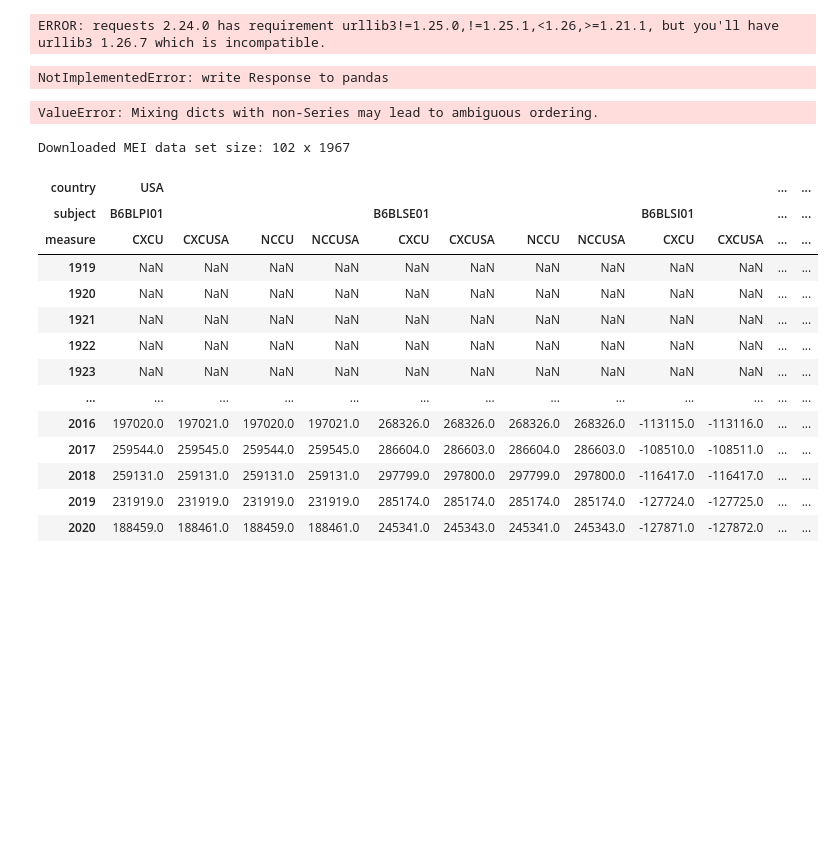
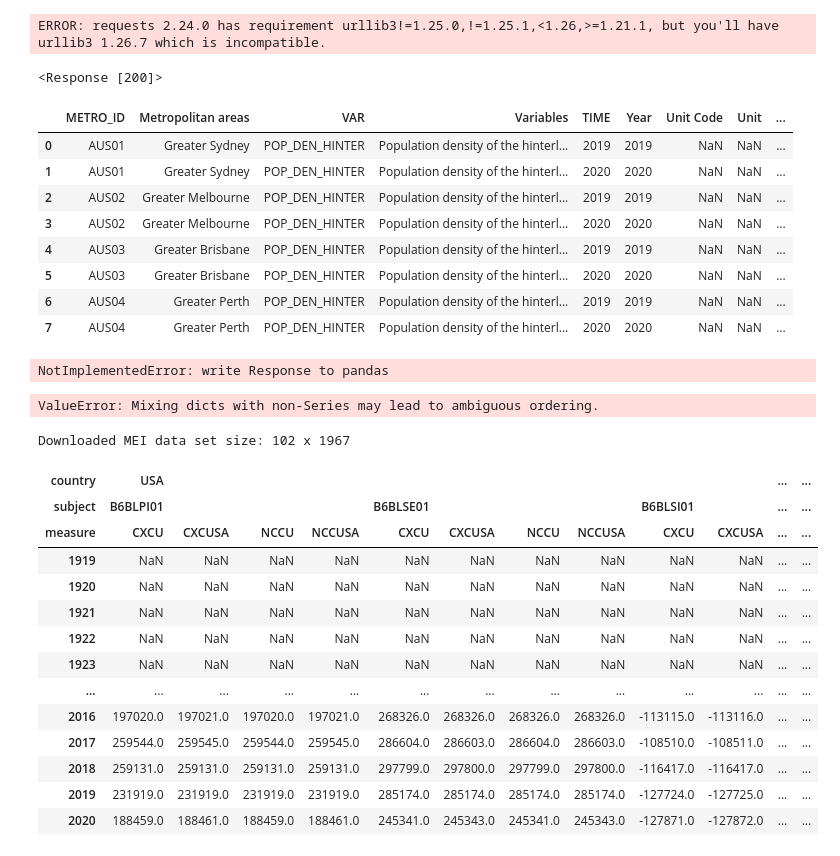
Before and after one commit to 107SBakst/107SBakst.github.io, a Jupyter notebook: Python/project_chart3_oecd.ipynb, the cells around one changed output. Saved outputs shown, nothing was run; the diff lists cells and outputs as text; code cells hidden in the pictures; blank space fills up the shorter version.

Commit message:
got the oecd api to turn the csv into a df

```diff
--- a/Python/project_chart3_oecd.ipynb
+++ b/Python/project_chart3_oecd.ipynb
@@ -43,5 +43,22 @@ import xml.etree.ElementTree as ET
 import pandas_read_xml as pdx
 import pandasdmx as sdmx
 import re
+# %%
+#https://stats.oecd.org/SDMX-JSON/data/CITIES/AUS+AUS01+AUS02+AUS03+AUS04.POP_DEN_HINTER/all?startTime=2019&endTime=2021&contentType=csv&csv This url works
+url = 'https://stats.oecd.org/SDMX-JSON/data/CITIES/AUS+AUS01+AUS02+AUS03+AUS04.POP_DEN_HINTER/all?startTime=2019&endTime=2021&contentType=csv&csv'
+
+df = pd.read_csv(url)
+df
+# %% [output]
+<Response [200]>
+|  | METRO_ID | Metropolitan areas | VAR | Variables | TIME | Year | Unit Code | Unit | ... |
+| 0 | AUS01 | Greater Sydney | POP_DEN_HINTER | Population density of the hinterl... | 2019 | 2019 | NaN | NaN | ... |
+| 1 | AUS01 | Greater Sydney | POP_DEN_HINTER | Population density of the hinterl... | 2020 | 2020 | NaN | NaN | ... |
+| 2 | AUS02 | Greater Melbourne | POP_DEN_HINTER | Population density of the hinterl... | 2019 | 2019 | NaN | NaN | ... |
+| 3 | AUS02 | Greater Melbourne | POP_DEN_HINTER | Population density of the hinterl... | 2020 | 2020 | NaN | NaN | ... |
+| 4 | AUS03 | Greater Brisbane | POP_DEN_HINTER | Population density of the hinterl... | 2019 | 2019 | NaN | NaN | ... |
+| 5 | AUS03 | Greater Brisbane | POP_DEN_HINTER | Population density of the hinterl... | 2020 | 2020 | NaN | NaN | ... |
+| 6 | AUS04 | Greater Perth | POP_DEN_HINTER | Population density of the hinterl... | 2019 | 2019 | NaN | NaN | ... |
+| 7 | AUS04 | Greater Perth | POP_DEN_HINTER | Population density of the hinterl... | 2020 | 2020 | NaN | NaN | ... |
 # %%
 #Using OECD api to create a df of metropoitan area statistics for a sample of cities.
```
